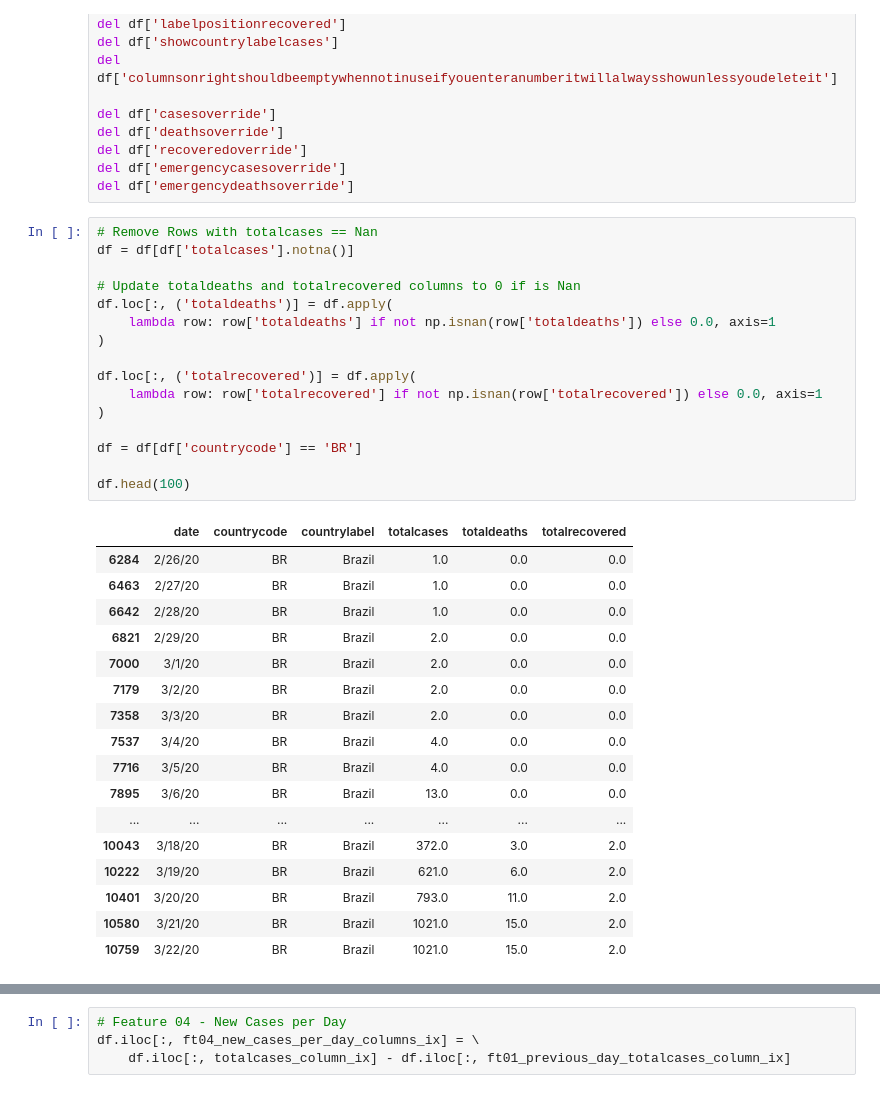
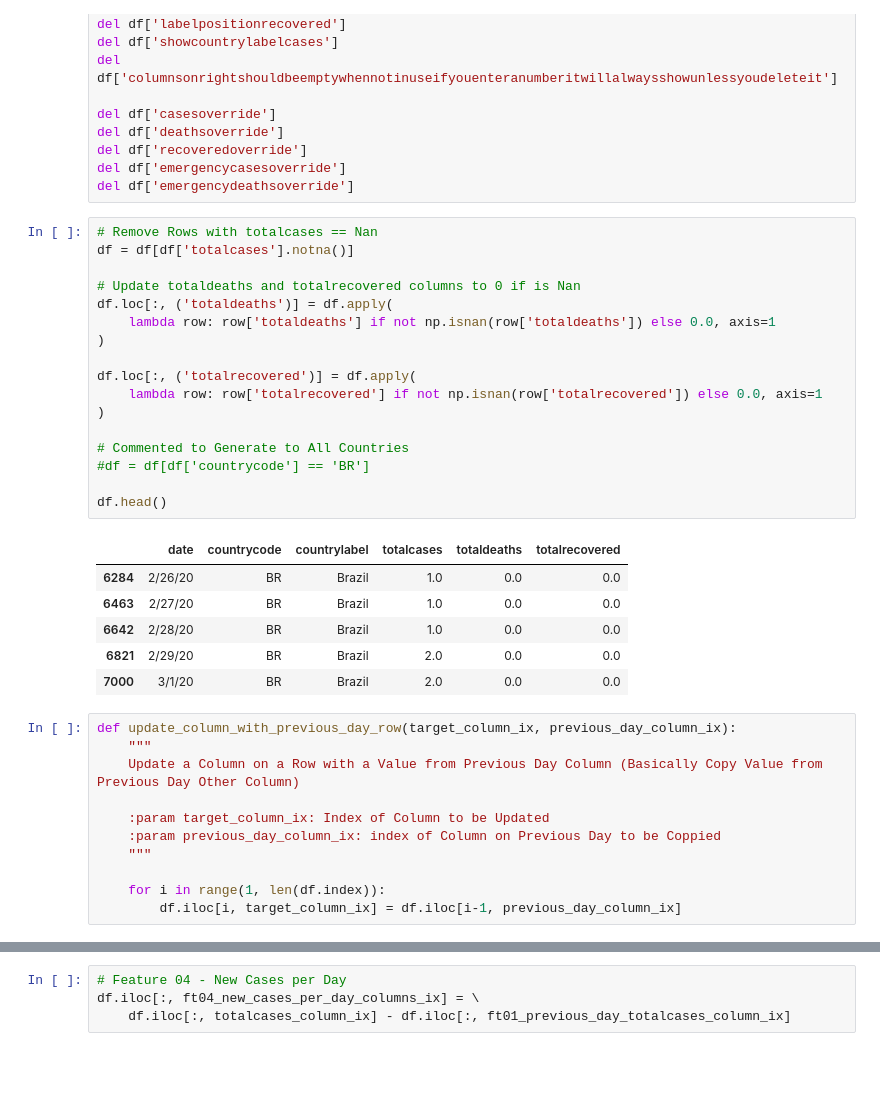
Before and after one commit to guibacellar/COVID-19, a Jupyter notebook: feature_generation.ipynb, the cells around one changed output, grey strips where cells are left out. Drawn from its saved outputs; the diff is of its cells as text; blank space fills up the shorter version.

```diff
--- a/feature_generation.ipynb
+++ b/feature_generation.ipynb
@@ -43,37 +43,38 @@ del df['emergencydeathsoverride']
 # %%
 # Remove Rows with totalcases == Nan
 df = df[df['totalcases'].notna()]
 
 # Update totaldeaths and totalrecovered columns to 0 if is Nan
 df.loc[:, ('totaldeaths')] = df.apply(
     lambda row: row['totaldeaths'] if not np.isnan(row['totaldeaths']) else 0.0, axis=1
 )
 
 df.loc[:, ('totalrecovered')] = df.apply(
     lambda row: row['totalrecovered'] if not np.isnan(row['totalrecovered']) else 0.0, axis=1
 )
 
-df = df[df['countrycode'] == 'BR']
+# Commented to Generate to All Countries
+#df = df[df['countrycode'] == 'BR']
 
-df.head(100)
+df.head()
 # %% [output]
 |  | date | countrycode | countrylabel | totalcases | totaldeaths | totalrecovered |
 | 6284 | 2/26/20 | BR | Brazil | 1.0 | 0.0 | 0.0 |
 | 6463 | 2/27/20 | BR | Brazil | 1.0 | 0.0 | 0.0 |
 | 6642 | 2/28/20 | BR | Brazil | 1.0 | 0.0 | 0.0 |
 | 6821 | 2/29/20 | BR | Brazil | 2.0 | 0.0 | 0.0 |
 | 7000 | 3/1/20 | BR | Brazil | 2.0 | 0.0 | 0.0 |
-| 7179 | 3/2/20 | BR | Brazil | 2.0 | 0.0 | 0.0 |
-| 7358 | 3/3/20 | BR | Brazil | 2.0 | 0.0 | 0.0 |
-| 7537 | 3/4/20 | BR | Brazil | 4.0 | 0.0 | 0.0 |
-| 7716 | 3/5/20 | BR | Brazil | 4.0 | 0.0 | 0.0 |
-| 7895 | 3/6/20 | BR | Brazil | 13.0 | 0.0 | 0.0 |
-| ... | ... | ... | ... | ... | ... | ... |
-| 10043 | 3/18/20 | BR | Brazil | 372.0 | 3.0 | 2.0 |
-| 10222 | 3/19/20 | BR | Brazil | 621.0 | 6.0 | 2.0 |
-| 10401 | 3/20/20 | BR | Brazil | 793.0 | 11.0 | 2.0 |
-| 10580 | 3/21/20 | BR | Brazil | 1021.0 | 15.0 | 2.0 |
-| 10759 | 3/22/20 | BR | Brazil | 1021.0 | 15.0 | 2.0 |
+# %%
+def update_column_with_previous_day_row(target_column_ix, previous_day_column_ix):
+    """
+    Update a Column on a Row with a Value from Previous Day Column (Basically Copy Value from Previous Day Other Column)
+
+    :param target_column_ix: Index of Column to be Updated
+    :param previous_day_column_ix: index of Column on Previous Day to be Coppied
+    """
+
+    for i in range(1, len(df.index)):
+        df.iloc[i, target_column_ix] = df.iloc[i-1, previous_day_column_ix]
 # %%
 # Create all New Columns
 df.loc[:, ('ft01_previous_day_totalcases')] = 0
```
Also changed, not shown: parts of 28 cells of this notebook, 3 other files.
